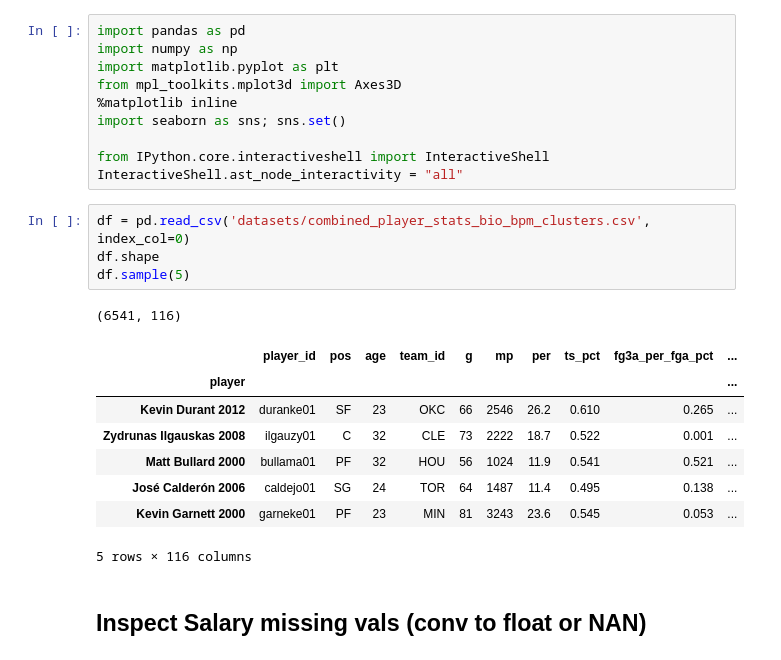
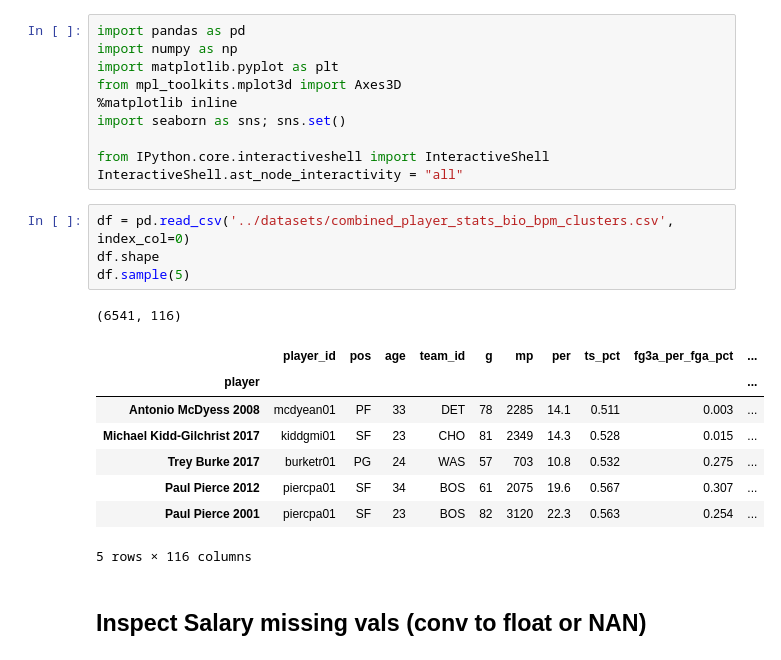
Before and after one commit to ajpkim/nba-lineup-predictions-via-player-clustering, a Jupyter notebook: cluster_analysis/cluster_eda_build_master_pca_plots.ipynb, the cells around one changed output. Cells and saved outputs as stored; diff of their text form.

```diff
--- a/cluster_analysis/cluster_eda_build_master_pca_plots.ipynb
+++ b/cluster_analysis/cluster_eda_build_master_pca_plots.ipynb
@@ -9,18 +9,18 @@ import seaborn as sns; sns.set()
 from IPython.core.interactiveshell import InteractiveShell
 InteractiveShell.ast_node_interactivity = "all"
 # %%
-df = pd.read_csv('datasets/combined_player_stats_bio_bpm_clusters.csv', index_col=0)
+df = pd.read_csv('../datasets/combined_player_stats_bio_bpm_clusters.csv', index_col=0)
 df.shape
 df.sample(5)
 # %% [output]
 (6541, 116)
 |  | player_id | pos | age | team_id | g | mp | per | ts_pct | fg3a_per_fga_pct | ... |
 | player |  |  |  |  |  |  |  |  |  | ... |
-| Kevin Durant 2012 | duranke01 | SF | 23 | OKC | 66 | 2546 | 26.2 | 0.610 | 0.265 | ... |
-| Zydrunas Ilgauskas 2008 | ilgauzy01 | C | 32 | CLE | 73 | 2222 | 18.7 | 0.522 | 0.001 | ... |
-| Matt Bullard 2000 | bullama01 | PF | 32 | HOU | 56 | 1024 | 11.9 | 0.541 | 0.521 | ... |
-| José Calderón 2006 | caldejo01 | SG | 24 | TOR | 64 | 1487 | 11.4 | 0.495 | 0.138 | ... |
-| Kevin Garnett 2000 | garneke01 | PF | 23 | MIN | 81 | 3243 | 23.6 | 0.545 | 0.053 | ... |
+| Antonio McDyess 2008 | mcdyean01 | PF | 33 | DET | 78 | 2285 | 14.1 | 0.511 | 0.003 | ... |
+| Michael Kidd-Gilchrist 2017 | kiddgmi01 | SF | 23 | CHO | 81 | 2349 | 14.3 | 0.528 | 0.015 | ... |
+| Trey Burke 2017 | burketr01 | PG | 24 | WAS | 57 | 703 | 10.8 | 0.532 | 0.275 | ... |
+| Paul Pierce 2012 | piercpa01 | SF | 34 | BOS | 61 | 2075 | 19.6 | 0.567 | 0.307 | ... |
+| Paul Pierce 2001 | piercpa01 | SF | 23 | BOS | 82 | 3120 | 22.3 | 0.563 | 0.254 | ... |
 5 rows × 116 columns
 # %% [markdown]
 ## Inspect Salary missing vals (conv to float or NAN)
```
Also changed, not shown: 18 other files.
